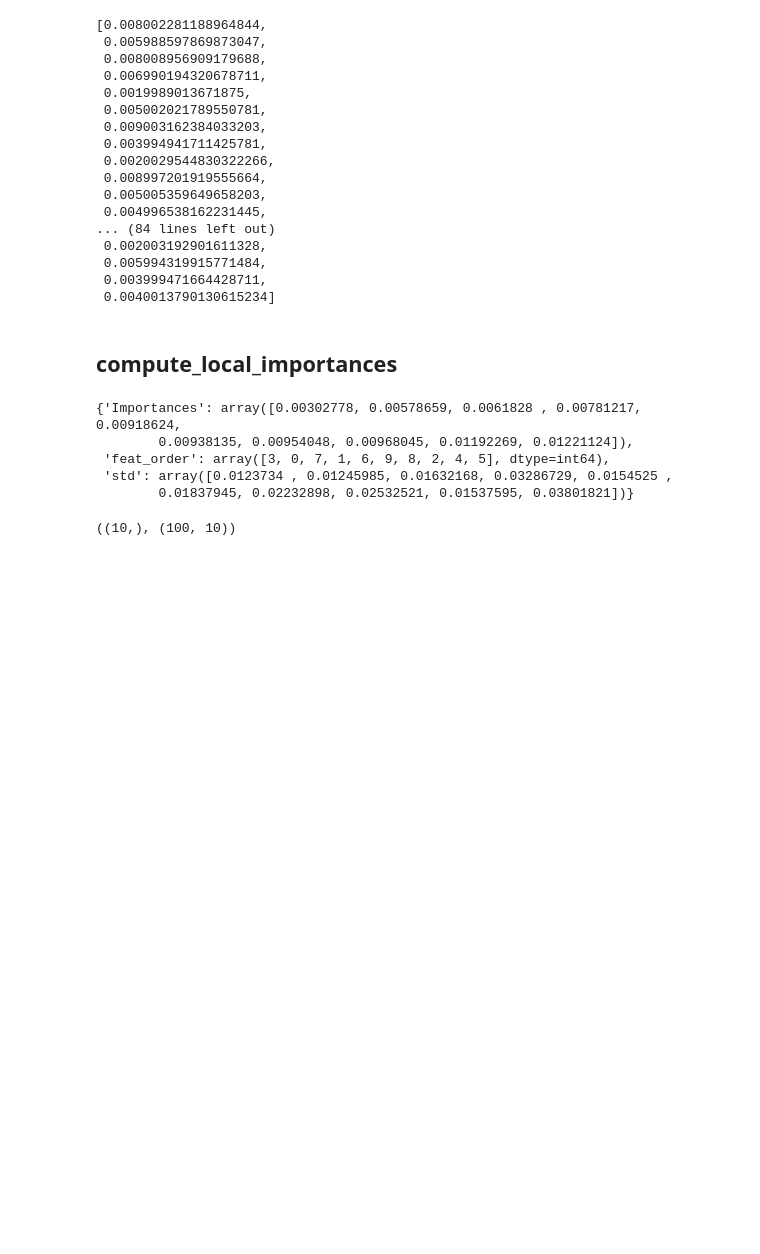
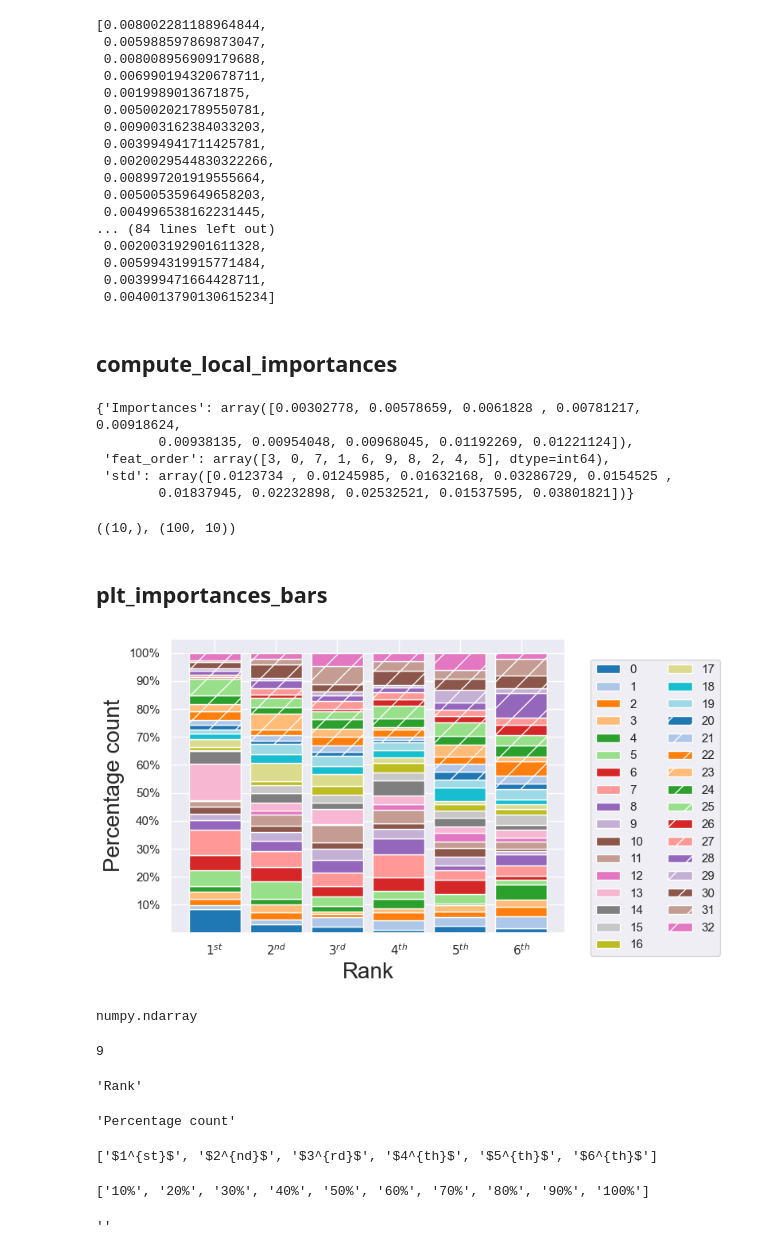
Before and after one commit to mattiacarletti/DIFFI, a Jupyter notebook: diffi_tests.ipynb, the cells around one changed output. Saved outputs shown, nothing was run; the diff lists cells and outputs as text; code cells hidden in the pictures; blank space fills up the shorter version.

```diff
--- a/diffi_tests.ipynb
+++ b/diffi_tests.ipynb
@@ -555,3 +558,32 @@ imp,feat_ord,std=plt_data[plt_data_keys[0]],plt_data[plt_data_keys[1]],plt_data[
 std.shape,X.shape
 # %% [output]
 ((10,), (100, 10))
+# %% [markdown]
+## plt_importances_bars
+# %%
+import os
+pwd=os.path.join(os.getcwd(),'images')
+imps_path=os.path.join(os.getcwd(),'imp_scores','imp_score_LFI_ionosphere.pkl')
+fig,ax,bars=plt_importances_bars(imps_path,name='bar_plot_test',pwd=pwd)
+#fig,ax,bars=plt_importances_bars(imps_path,name='bar_plot_test',pwd=pwd)
+#plt.show()
+# %% [output]
+[figure, added]
+# %%
+with open(imps_path, 'rb') as f:
+        importances = pickle.load(f)
+type(importances)
+# %% [output]
+numpy.ndarray
+# %%
+importances.shape[1]
+# %% [output]
+9
+# %%
+ax.get_xlabel()
+# %% [output]
+'Rank'
+# %%
+ax.get_ylabel()
+# %% [output]
+'Percentage count'
@@ -557,0 +593,13 @@ std.shape,X.shape
+# %%
+x_tick_labels
+# %% [output]
+['$1^{st}$', '$2^{nd}$', '$3^{rd}$', '$4^{th}$', '$5^{th}$', '$6^{th}$']
+# %%
+y_tick_labels
+# %% [output]
+['10%', '20%', '30%', '40%', '50%', '60%', '70%', '80%', '90%', '100%']
+# %%
+legend = ax.legend()
+title = legend.get_title().get_text()
+# %% [output]
+''
```
Also changed, not shown: parts of 21 cells of this notebook.
